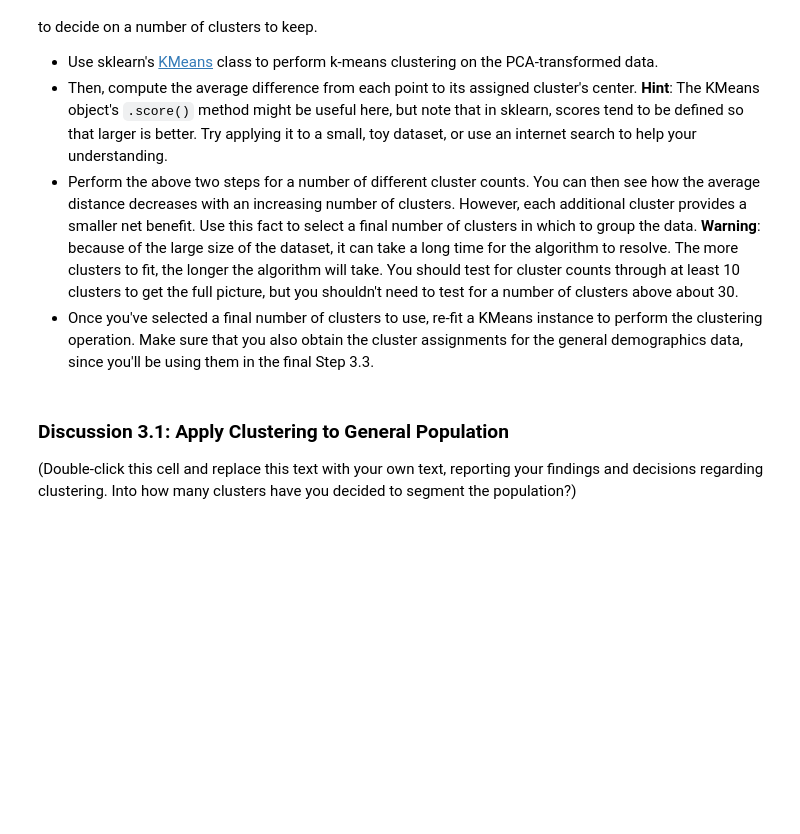
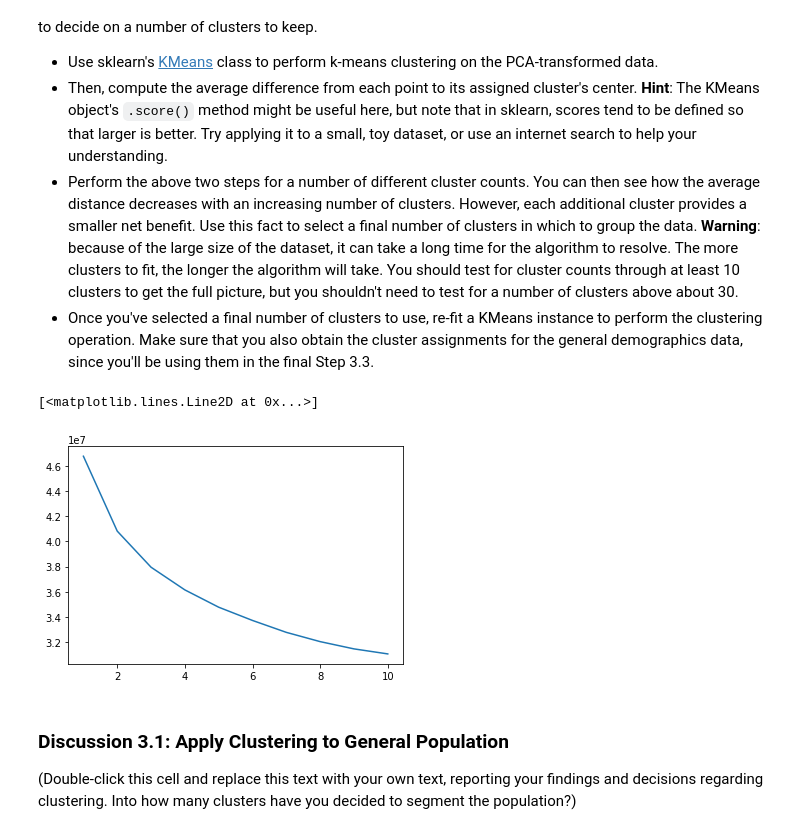
Before and after one commit to StacyAllenSmith/Customer-Segmentation_Udacity, a Jupyter notebook: Identify_Customer_Segments.ipynb, the cells around one changed output. Cells and saved outputs as stored; diff of their text form; code cells hidden in the pictures; blank space fills up the shorter version.

```diff
--- a/Identify_Customer_Segments.ipynb
+++ b/Identify_Customer_Segments.ipynb
@@ -981,17 +1001,25 @@ You've assessed and cleaned the demographics data, then scaled and transformed t
 - Once you've selected a final number of clusters to use, re-fit a KMeans instance to perform the clustering operation. Make sure that you also obtain the cluster assignments for the general demographics data, since you'll be using them in the final Step 3.3.
 # %%
 # Over a number of different cluster counts...
+# run k-means clustering on the data and...
+# compute the average within-cluster distances.
+
 from sklearn.cluster import KMeans
 
-kmeans = KMeans(n_clusters=2, random_state=0).fit(X_pca)
-
-    # run k-means clustering on the data and...
-
-
-    # compute the average within-cluster distances.
+scores = []
+for center in range(1,11):
+    kmeans = KMeans(n_clusters=center, random_state=0)
+    model = kmeans.fit(X_pca)
+    scores.append(abs(model.score(X_pca)))
 # %%
 # Investigate the change in within-cluster distance across number of clusters.
 # HINT: Use matplotlib's plot function to visualize this relationship.
+
+centers = list(range(1,11))
+plt.plot(centers,scores)
+# %% [output]
+[<matplotlib.lines.Line2D at 0x...>]
+[figure, added]
 # %%
 # Re-fit the k-means model with the selected number of clusters and obtain
 # cluster predictions for the general population demographics data.
```
Also changed, not shown: parts of 16 cells of this notebook.
